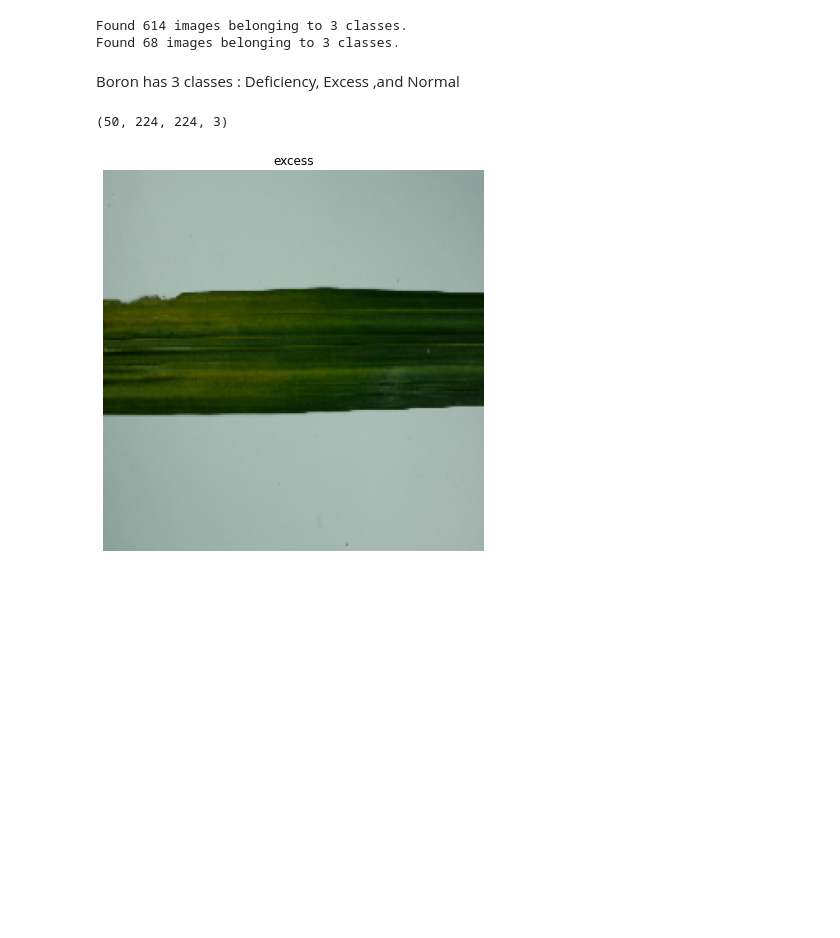
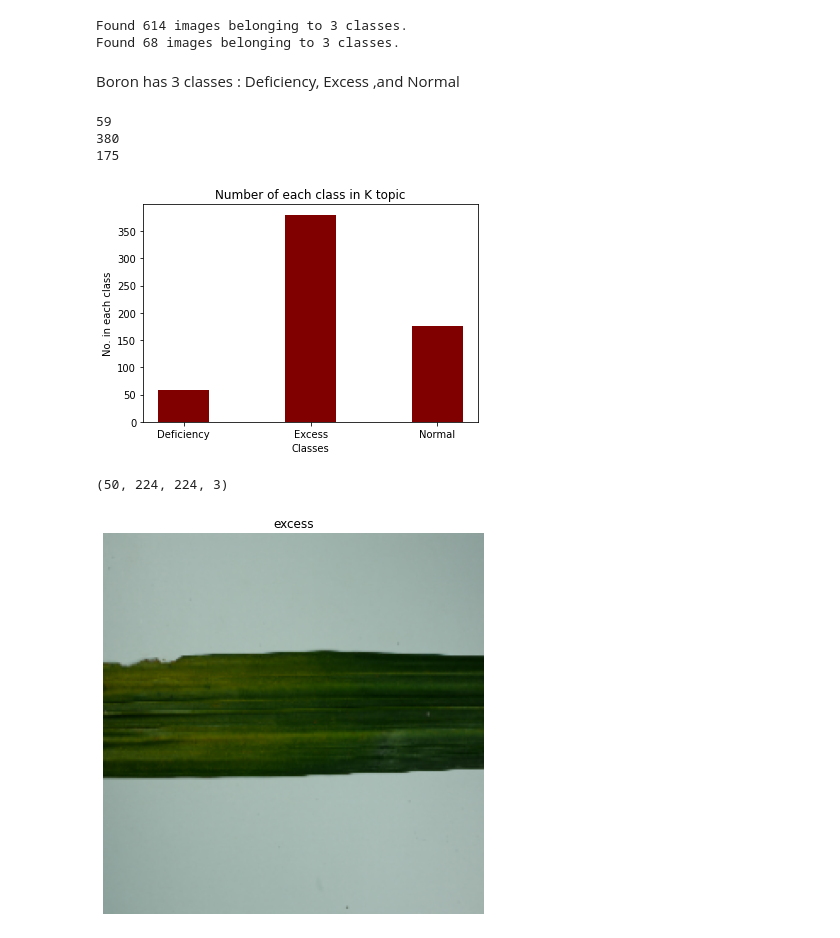
Before and after one commit to SarmSKunatham/Oil_Palm_Leaves_Classification, a Jupyter notebook: Oil_Palm_Leaves_B.ipynb, the cells around one changed output. Drawn from its saved outputs; the diff is of its cells as text; code cells hidden in the pictures; blank space fills up the shorter version.

```diff
--- a/Oil_Palm_Leaves_B.ipynb
+++ b/Oil_Palm_Leaves_B.ipynb
@@ -58,6 +60,33 @@ Found 614 images belonging to 3 classes.
 Found 68 images belonging to 3 classes.
 # %% [markdown]
 Boron has 3 classes : Deficiency, Excess ,and Normal
+# %%
+# Deficiency
+class_0 = glob.glob(os.path.join('/content/drive/MyDrive/OilPalmLeavesDataset/oil_palm_rangesV2/B/train/deficiency','*'))
+# Excess
+class_1 = glob.glob(os.path.join('/content/drive/MyDrive/OilPalmLeavesDataset/oil_palm_rangesV2/B/train/excess','*'))
+# Normal
+class_2 = glob.glob(os.path.join('/content/drive/MyDrive/OilPalmLeavesDataset/oil_palm_rangesV2/B/train/normal','*'))
+# %%
+# Number of each class
+print(len(class_0))
+print(len(class_1))
+print(len(class_2))
+# %% [output]
+59
+380
+175
+# %%
+# creating the bar plot
+plt.bar(['Deficiency','Excess', 'Normal'], [len(class_0), len(class_1), len(class_2)] , color ='maroon',
+        width = 0.4)
+
+plt.xlabel("Classes")
+plt.ylabel("No. in each class")
+plt.title("Number of each class in K topic")
+plt.show()
+# %% [output]
+[figure, added]
 # %%
 # Labels for B classes
 labels = {0: 'deficiency',
```
Also changed, not shown: parts of 2 cells of this notebook.
